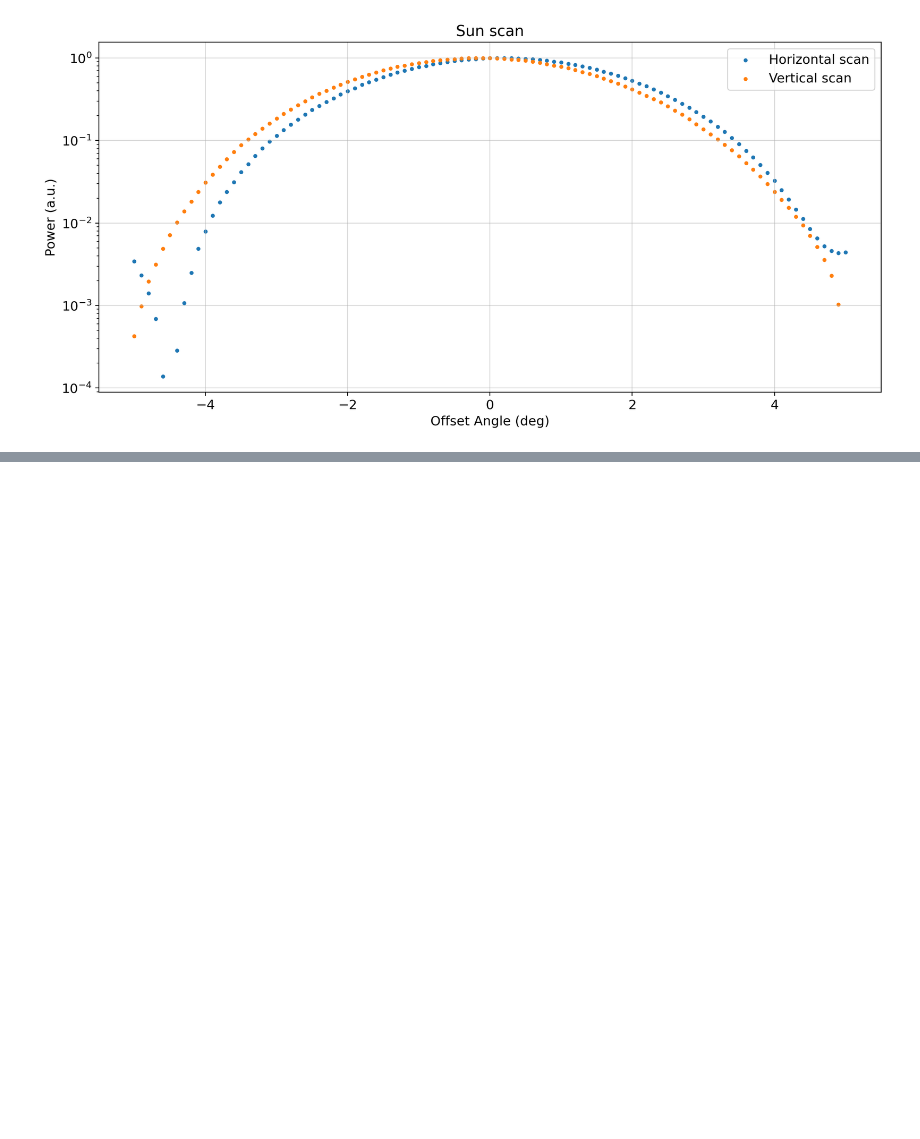
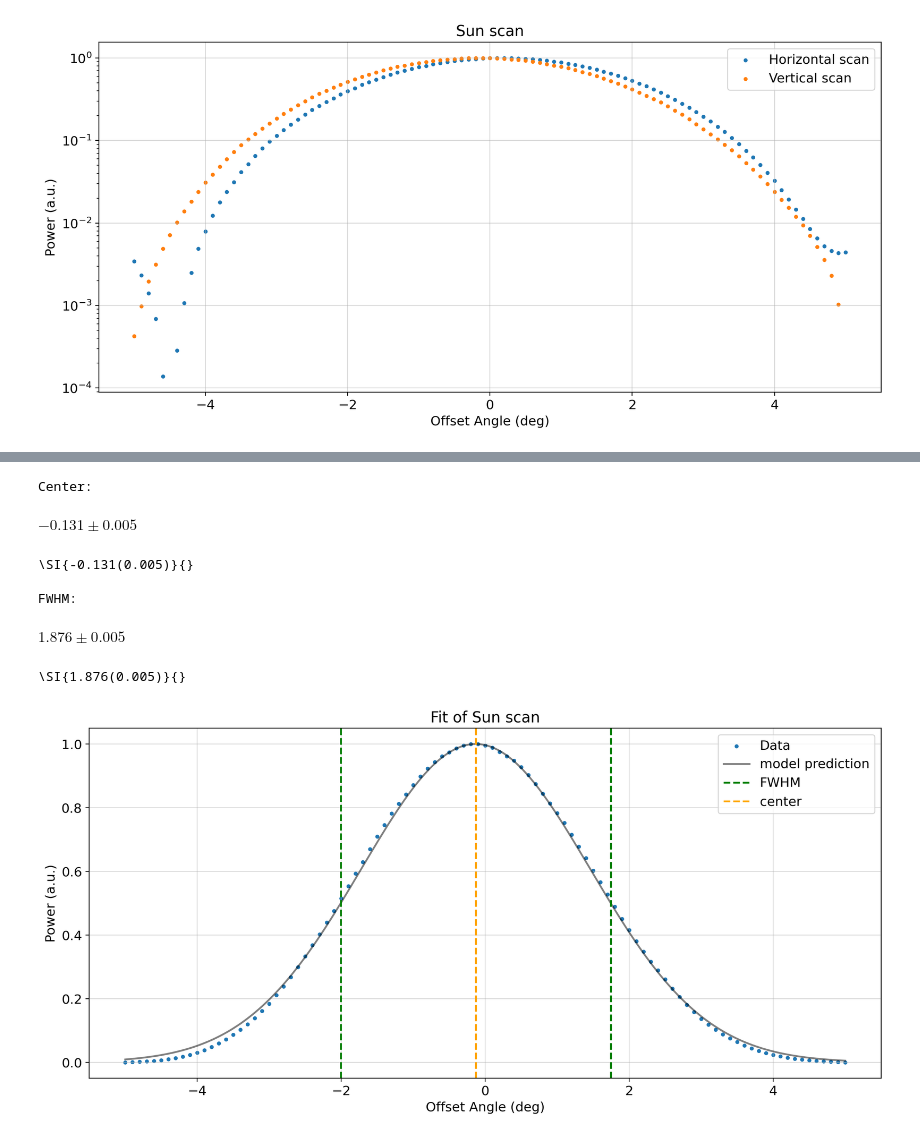
Before and after one commit to SecretGmG/lab, a Jupyter notebook: srt/sun_scan.ipynb, the cells around one changed output, grey strips where cells are left out. Saved outputs shown, nothing was run; the diff lists cells and outputs as text; code cells hidden in the pictures; blank space fills up the shorter version.

```diff
--- a/srt/sun_scan.ipynb
+++ b/srt/sun_scan.ipynb
@@ -99 +100,44 @@ with srt_util.SRT_HDF_Reader('Measurements/SunScan/SunScan_Az5deg_Res0deg1_T1130
+# %%
+def fit_gaussian_to_main_bulb(file_path: str, horizontal: bool):
+    with srt_util.SRT_HDF_Reader(file_path) as srt_reader:
+        offset = srt_reader.get_object_positions()['CenterH' if horizontal else 'CenterV']
+        spec = normalize_spectrum(srt_reader.get_power_spectrum().sum(axis=1))
+
+    sigma, phi_0 = sympy.symbols('sigma phi_0')
+
+    gaussian_model_expr = sympy.exp(-((phi - phi_0)**2) / (2*sigma**2))
+    f = pt.SympyFunctionalModel(gaussian_model_expr, [phi_0, sigma], phi)
+    f.parameters = np.array([0, 1])
+    f.fit(offset, spec)
+
+    # FWHM = sqrt(2*ln(2)) * sigma
+    fwhm_expr = sympy.sqrt(2*sympy.log(2))*sigma
+    fwhm_mean, fwhm_cov = pt.propagate_error(fwhm_expr, f.parameter_symbols,f.parameters, f.parameter_cof() * f.m_0**2)
+    fwhm = pt.UErr(fwhm_mean, fwhm_cov[0,0]**0.5)
+
+    center_mean = f.parameters[0]
+    center_err = f.parameter_cof()[0,0]**0.5 * f.m_0
+    center = pt.UErr(center_mean, center_err)
+
+    print('Center:')
+    display(center)
+    print(center.latex())
+    print()
+
+    print('FWHM:')
+    display(fwhm)
+    print(fwhm.latex())
+
+    pt.plotting.set_up_plot('Fit of Sun scan', 'Offset Angle (deg)', 'Power (a.u.)')
+    plt.scatter(offset, spec, label = 'Data', marker='.')
+    f.plot_prediction_smooth(errorband=False)
+
+    plt.axvline(center_mean + fwhm_mean, color='green', linestyle='--', label='FWHM')
+    plt.axvline(center_mean - fwhm_mean, color='green', linestyle='--')
+
+    plt.axvline(center_mean, color='orange', linestyle='--', label = 'center')
+
+
+    plt.legend()
+    plt.show()
 # %%
@@ -122,0 +154,11 @@ plt.show()
+# %%
+fit_gaussian_to_main_bulb('Measurements/SunScan/SunScan_Elv5deg_Res0deg1_T1130_20251002.hdf', horizontal=False)
+# %% [output]
+Center:
+$-0.131 \pm 0.005$
+\SI{-0.131(0.005)}{}
+
+FWHM:
+$1.876 \pm 0.005$
+\SI{1.876(0.005)}{}
+[figure, added]
```
Also changed, not shown: parts of 7 cells of this notebook, 3 other files.
